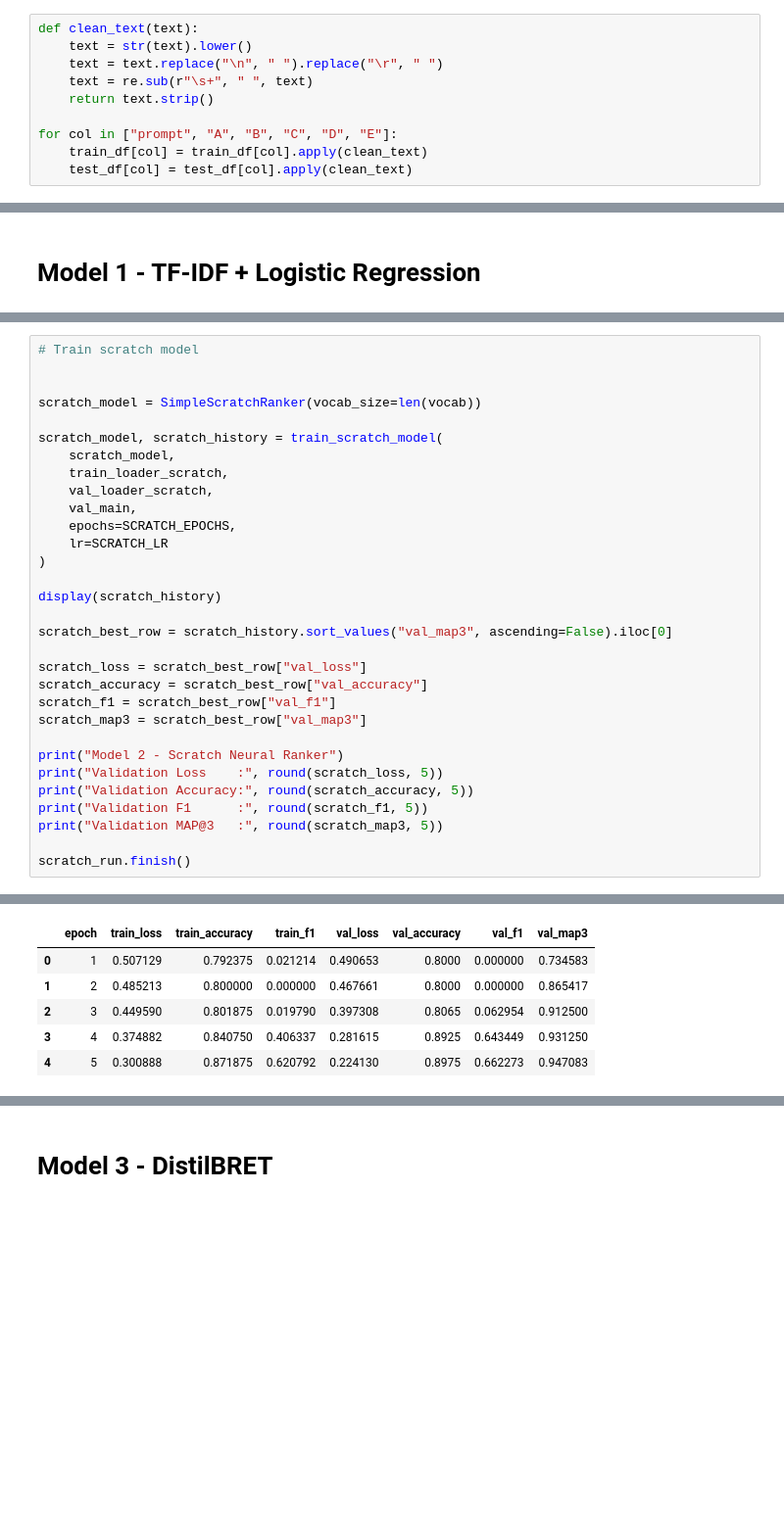
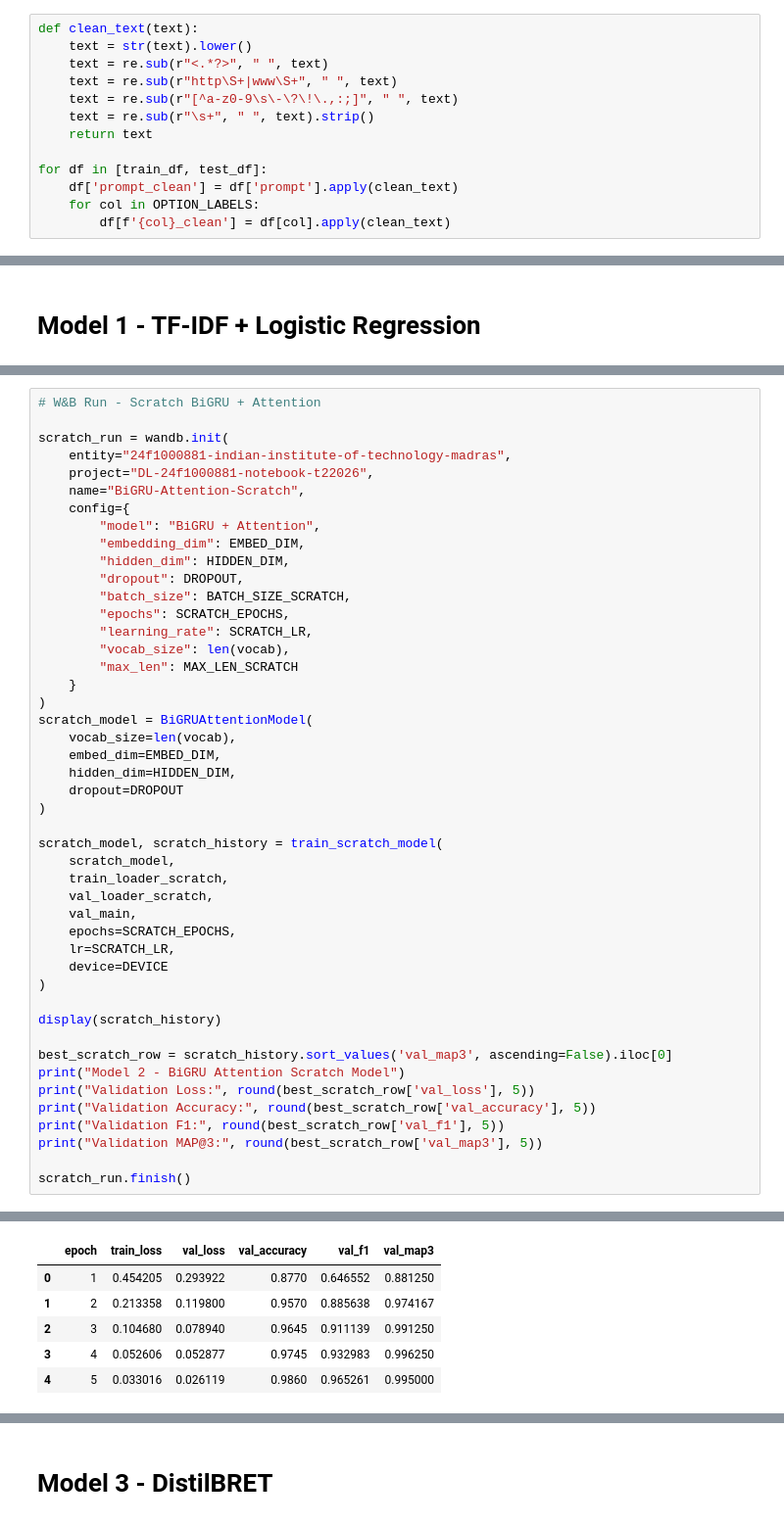
Before and after one commit to Hariom9991/dl-24f1000881-notebook-t22026, a Jupyter notebook: kaggle_notebook.ipynb, the cells around one changed output, grey strips where cells are left out. Shown at 98% size. Cells and saved outputs as stored; diff of their text form; blank space fills up the shorter version.

Commit message:
Replaced scratch model with BiGRU + Attention architecture

```diff
--- a/kaggle_notebook.ipynb
+++ b/kaggle_notebook.ipynb
@@ -276,13 +286,16 @@ CORRECT ANSWER: E
 # %%
 def clean_text(text):
     text = str(text).lower()
-    text = text.replace("\n", " ").replace("\r", " ")
-    text = re.sub(r"\s+", " ", text)
-    return text.strip()
+    text = re.sub(r"<.*?>", " ", text)
+    text = re.sub(r"http\S+|www\S+", " ", text)
+    text = re.sub(r"[^a-z0-9\s\-\?\!\.,:;]", " ", text)
+    text = re.sub(r"\s+", " ", text).strip()
+    return text
 
-for col in ["prompt", "A", "B", "C", "D", "E"]:
-    train_df[col] = train_df[col].apply(clean_text)
-    test_df[col] = test_df[col].apply(clean_text)
+for df in [train_df, test_df]:
+    df['prompt_clean'] = df['prompt'].apply(clean_text)
+    for col in OPTION_LABELS:
+        df[f'{col}_clean'] = df[col].apply(clean_text)
 # %%
 # Train-Validation Split
 
@@ -784,8 +796,28 @@ def train_scratch_model(model, train_loader, val_loader, val_main_df, epochs=5,
 # %%
-# Train scratch model
+# W&B Run - Scratch BiGRU + Attention
 
-
-scratch_model = SimpleScratchRanker(vocab_size=len(vocab))
+scratch_run = wandb.init(
+    entity="24f1000881-indian-institute-of-technology-madras",
+    project="DL-24f1000881-notebook-t22026",
+    name="BiGRU-Attention-Scratch",
+    config={
+        "model": "BiGRU + Attention",
+        "embedding_dim": EMBED_DIM,
+        "hidden_dim": HIDDEN_DIM,
+        "dropout": DROPOUT,
+        "batch_size": BATCH_SIZE_SCRATCH,
+        "epochs": SCRATCH_EPOCHS,
+        "learning_rate": SCRATCH_LR,
+        "vocab_size": len(vocab),
+        "max_len": MAX_LEN_SCRATCH
+    }
+)
+scratch_model = BiGRUAttentionModel(
+    vocab_size=len(vocab),
+    embed_dim=EMBED_DIM,
+    hidden_dim=HIDDEN_DIM,
+    dropout=DROPOUT
+)
 
 scratch_model, scratch_history = train_scratch_model(
     scratch_model,
@@ -793,23 +825,18 @@ scratch_model, scratch_history = train_scratch_model(
     val_loader_scratch,
     val_main,
     epochs=SCRATCH_EPOCHS,
-    lr=SCRATCH_LR
+    lr=SCRATCH_LR,
+    device=DEVICE
 )
 
 display(scratch_history)
 
-scratch_best_row = scratch_history.sort_values("val_map3", ascending=False).iloc[0]
-
-scratch_loss = scratch_best_row["val_loss"]
-scratch_accuracy = scratch_best_row["val_accuracy"]
-scratch_f1 = scratch_best_row["val_f1"]
-scratch_map3 = scratch_best_row["val_map3"]
-
-print("Model 2 - Scratch Neural Ranker")
-print("Validation Loss    :", round(scratch_loss, 5))
-print("Validation Accuracy:", round(scratch_accuracy, 5))
-print("Validation F1      :", round(scratch_f1, 5))
-print("Validation MAP@3   :", round(scratch_map3, 5))
+best_scratch_row = scratch_history.sort_values('val_map3', ascending=False).iloc[0]
+print("Model 2 - BiGRU Attention Scratch Model")
+print("Validation Loss:", round(best_scratch_row['val_loss'], 5))
+print("Validation Accuracy:", round(best_scratch_row['val_accuracy'], 5))
+print("Validation F1:", round(best_scratch_row['val_f1'], 5))
+print("Validation MAP@3:", round(best_scratch_row['val_map3'], 5))
 
 scratch_run.finish()
 # %% [output]
@@ -831,6 +865,6 @@ Val Loss  : 0.22413 | Val Acc  : 0.89750 | Val F1  : 0.66227 | Val MAP@3: 0.9470
-|  | epoch | train_loss | train_accuracy | train_f1 | val_loss | val_accuracy | val_f1 | val_map3 |
-| 0 | 1 | 0.507129 | 0.792375 | 0.021214 | 0.490653 | 0.8000 | 0.000000 | 0.734583 |
-| 1 | 2 | 0.485213 | 0.800000 | 0.000000 | 0.467661 | 0.8000 | 0.000000 | 0.865417 |
-| 2 | 3 | 0.449590 | 0.801875 | 0.019790 | 0.397308 | 0.8065 | 0.062954 | 0.912500 |
-| 3 | 4 | 0.374882 | 0.840750 | 0.406337 | 0.281615 | 0.8925 | 0.643449 | 0.931250 |
-| 4 | 5 | 0.300888 | 0.871875 | 0.620792 | 0.224130 | 0.8975 | 0.662273 | 0.947083 |
+|  | epoch | train_loss | val_loss | val_accuracy | val_f1 | val_map3 |
+| 0 | 1 | 0.454205 | 0.293922 | 0.8770 | 0.646552 | 0.881250 |
+| 1 | 2 | 0.213358 | 0.119800 | 0.9570 | 0.885638 | 0.974167 |
+| 2 | 3 | 0.104680 | 0.078940 | 0.9645 | 0.911139 | 0.991250 |
+| 3 | 4 | 0.052606 | 0.052877 | 0.9745 | 0.932983 | 0.996250 |
+| 4 | 5 | 0.033016 | 0.026119 | 0.9860 | 0.965261 | 0.995000 |
```
Also changed, not shown: parts of 24 cells of this notebook.
